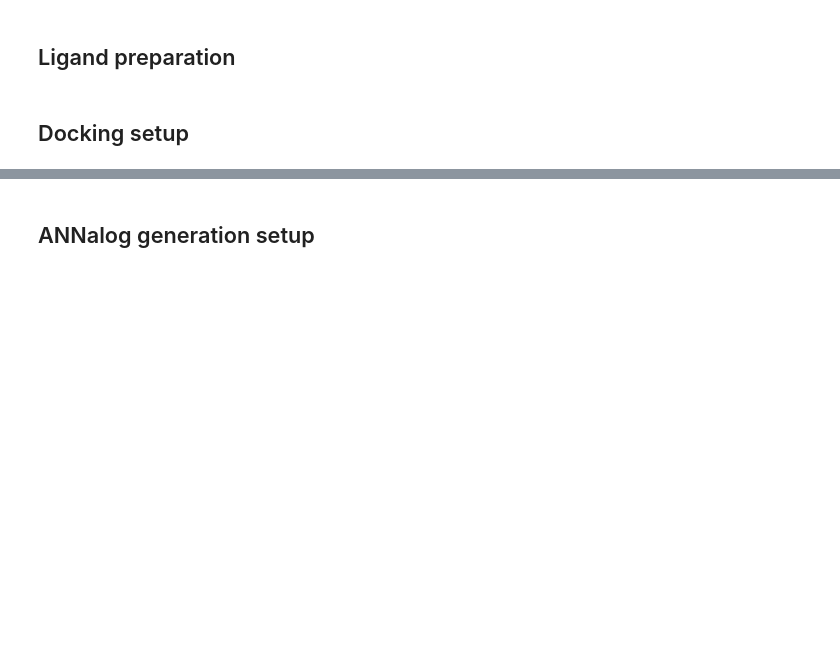
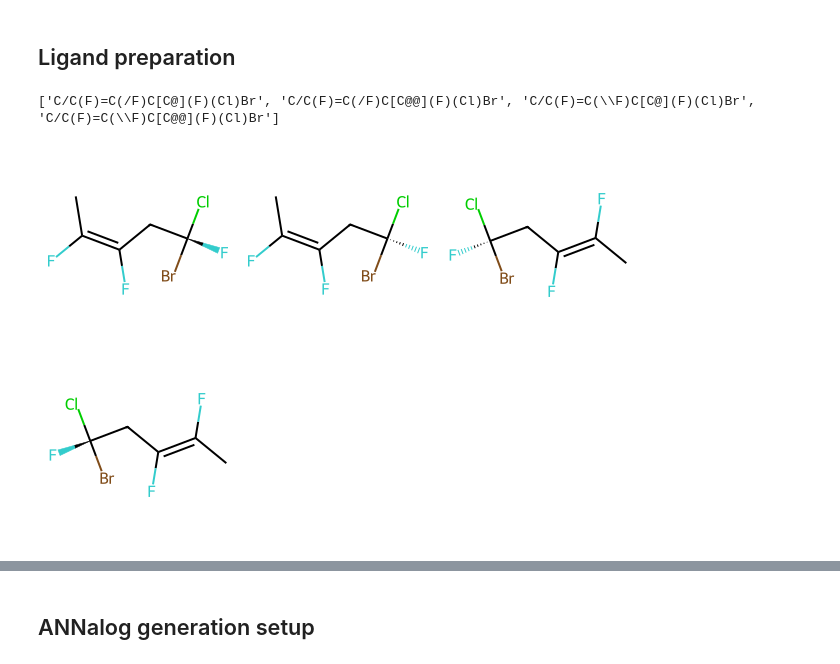
Before and after one commit to DCChemistry/ANNalog-with-docking, a Jupyter notebook: workflow_development.ipynb, the cells around one changed output, grey strips where cells are left out. Cells and saved outputs as stored; diff of their text form; code cells hidden in the pictures; blank space fills up the shorter version.

```diff
--- a/workflow_development.ipynb
+++ b/workflow_development.ipynb
@@ -114,4 +142,2 @@ def prepare_protein(input_protein_path:str, output_protein_pdbqt_path:str, pH=7.
 # %% [markdown]
 ## Ligand preparation
-# %% [markdown]
-## Docking setup
@@ -117,0 +307,7 @@ def prepare_protein(input_protein_path:str, output_protein_pdbqt_path:str, pH=7.
+# %%
+stereo_enum_smiles = _enumerate_stereoisomers("CC(F)=C(F)CC(F)(Cl)Br")
+print(stereo_enum_smiles)
+Draw.MolsToGridImage([Chem.MolFromSmiles(s) for s in stereo_enum_smiles])
+# %% [output]
+['C/C(F)=C(/F)C[C@](F)(Cl)Br', 'C/C(F)=C(/F)C[C@@](F)(Cl)Br', 'C/C(F)=C(\\F)C[C@](F)(Cl)Br', 'C/C(F)=C(\\F)C[C@@](F)(Cl)Br']
+[figure, added]
```
Also changed, not shown: parts of 24 cells of this notebook, 8 other files.
